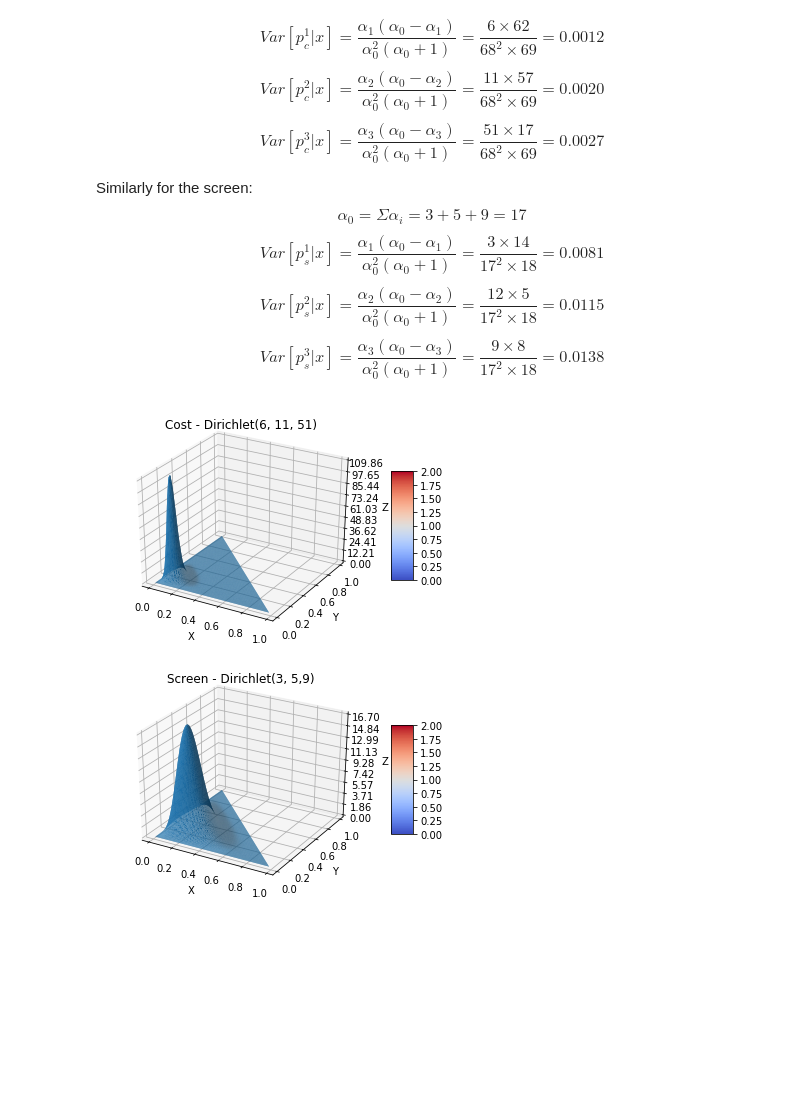
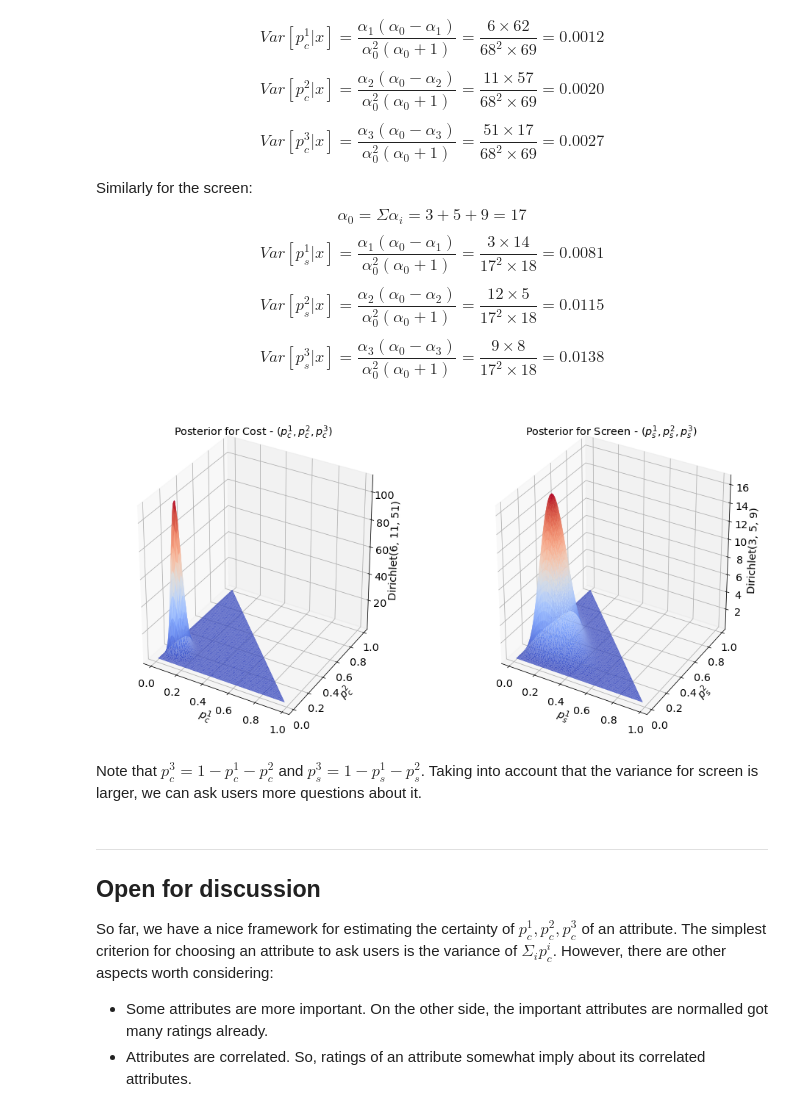
Before and after one commit to lexuanthongnhat/notebooks, a Jupyter notebook: Reviews Solicitation.ipynb, the cells around one changed output. Drawn from its saved outputs; the diff is of its cells as text; code cells hidden in the pictures; blank space fills up the shorter version.

```diff
--- a/Reviews Solicitation.ipynb
+++ b/Reviews Solicitation.ipynb
@@ -82,19 +148,31 @@ $$\alpha_0 = \Sigma \alpha_i = 3 + 5 + 9 = 17$$
 $$Var[p_s^1|x] = \frac{\alpha_1(\alpha_0 - \alpha_1)}{\alpha_0^2(\alpha_0 + 1)}=\frac{3\times 14}{17^2 \times 18} = 0.0081$$
 $$Var[p_s^2|x] = \frac{\alpha_2(\alpha_0 - \alpha_2)}{\alpha_0^2(\alpha_0 + 1)}=\frac{12\times 5}{17^2 \times 18} = 0.0115$$
 $$Var[p_s^3|x] = \frac{\alpha_3(\alpha_0 - \alpha_3)}{\alpha_0^2(\alpha_0 + 1)}=\frac{9\times 8}{17^2 \times 18} = 0.0138$$
-# %%
-x, y, z = dirichlet_coord(6, 11, 51)
-ax = get_ax()
-ax.plot_trisurf(x, y, z, linewidth=0.2, antialiased=True)
-plt.title("Cost - Dirichlet(6, 11, 51)")
-plt.show()
-# %% [output]
-[figure, removed]
-# %%
-x, y, z = dirichlet_coord(3, 5, 9)
-ax = get_ax()
-ax.plot_trisurf(x, y, z, linewidth=0.2, antialiased=True)
-plt.title("Screen - Dirichlet(3, 5,9)")
-plt.show()
-# %% [output]
-[figure, removed]
+# %%
+fig = plt.figure(figsize=(16, 8))
+
+# Cost
+ax = fig.add_subplot(1, 2, 1, projection='3d',
+                     xlabel=r'$p_c^1$', ylabel=r'$p_c^2$', zlabel='Dirichlet(6, 11, 51)',
+                     title=r'Posterior for Cost - $(p_c^1, p_c^2, p_c^3)$')
+x, y, z = dirichlet_coord(6, 11, 51)
+ax.plot_trisurf(x, y, z, cmap=cm.coolwarm, linewidth=0.2, antialiased=True)
+
+# Screen
+ax = fig.add_subplot(1, 2, 2, projection='3d',
+                     xlabel=r'$p_s^1$', ylabel=r'$p_s^2$', zlabel='Dirichlet(3, 5, 9)',
+                     title='Posterior for Screen - $(p_s^1, p_s^2, p_s^3)$')
+x, y, z = dirichlet_coord(3, 5, 9)
+ax.plot_trisurf(x, y, z, cmap=cm.coolwarm, linewidth=0.2, antialiased=True)
+
+plt.show()
+# %% [output]
+[figure, added]
+# %% [markdown]
+Note that $p_c^3 = 1 - p_c^1 - p_c^2$ and $p_s^3 = 1 - p_s^1 - p_s^2$. Taking into account that the variance for screen is larger, we can ask users more questions about it.
+# %% [markdown]
+---
+## Open for discussion
+So far, we have a nice framework for estimating the certainty of $p_c^1, p_c^2, p_c^3$ of an attribute. The simplest criterion for choosing an attribute to ask users is the variance of $\Sigma_i p_c^i$. However, there are other aspects worth considering:
+* Some attributes are more important. On the other side, the important attributes are normalled got many ratings already.
+* Attributes are correlated. So, ratings of an attribute somewhat imply about its correlated attributes.
```
Also changed, not shown: parts of 10 cells of this notebook.
